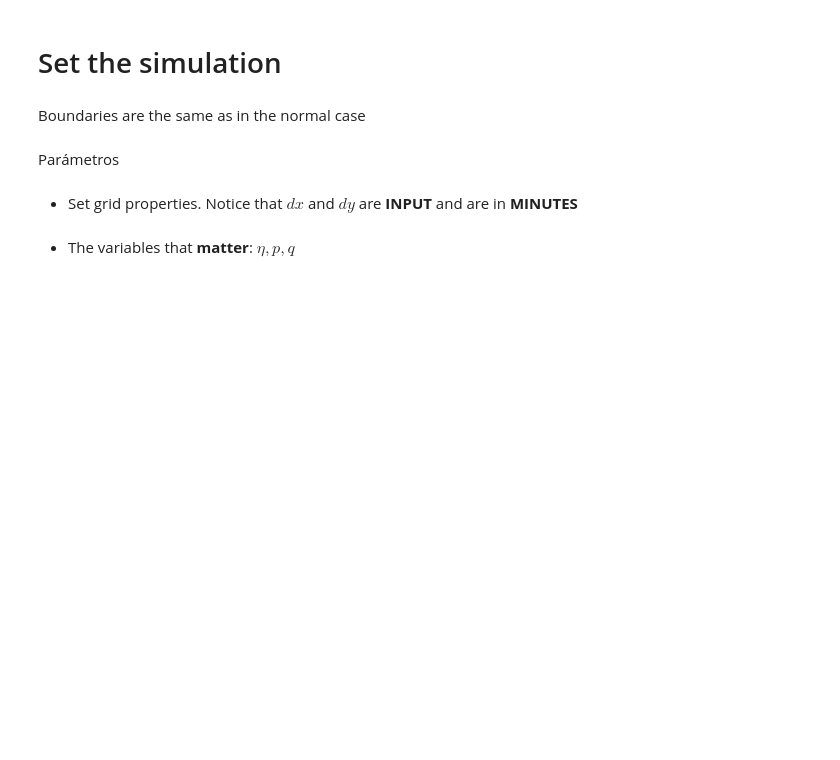
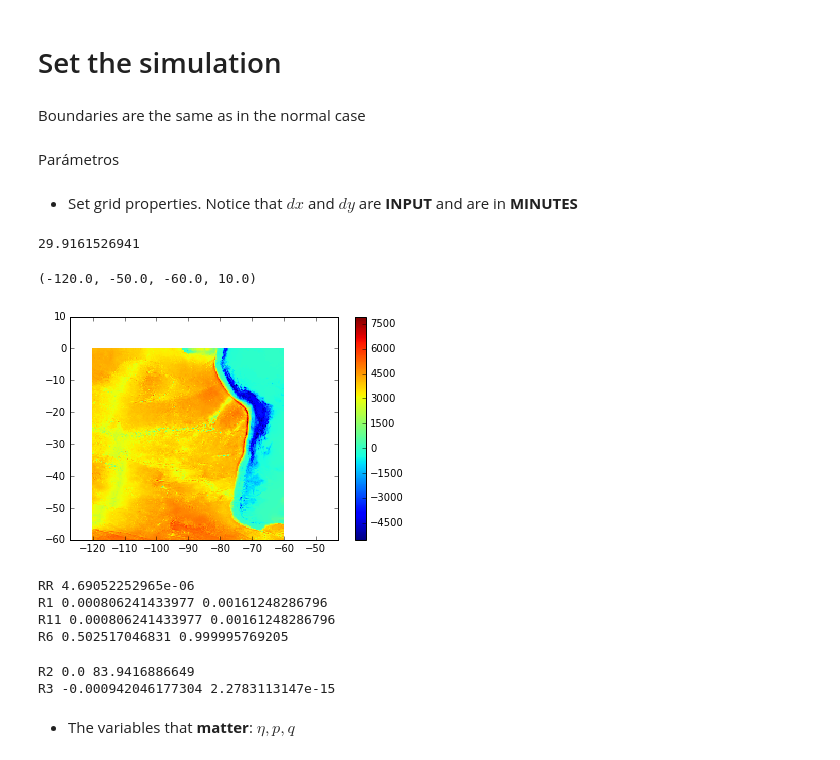
Before and after one commit to jgalazm/tsunamilab, a Jupyter notebook: ipynb/modelo_comcot_lineal2d_sinbordemovil_esfericas.ipynb, the cells around one changed output. Drawn from its saved outputs; the diff is of its cells as text; code cells hidden in the pictures; blank space fills up the shorter version.

```diff
--- a/ipynb/modelo_comcot_lineal2d_sinbordemovil_esfericas.ipynb
+++ b/ipynb/modelo_comcot_lineal2d_sinbordemovil_esfericas.ipynb
@@ -86,26 +287,57 @@ g = 9.81
 # %% [markdown]
 * Set grid properties. Notice that $dx$ and $dy$ are **INPUT** and are in **MINUTES**
 # %%
-x = topo2.x
-y = topo2.y
+x = topo2.x[::2]
+y = topo2.y[::2]
 xmesh, ymesh = np.meshgrid(x,y,indexing='ij')
 
 nx = x.shape[0]
 ny = y.shape[0]
-dx = np.diff(x)[0] #in minutes
-dy = np.diff(y)[0] #in minutes
-dt = 0.45*min(dx,dy)/np.sqrt(g*np.max(-topo2.Z))
+dx = np.diff(x)[0]*60 #in minutes
+dy = np.diff(y)[0]*60 #in minutes
+lat_max = max(abs(y[0]),abs(y[-1]))*rad_deg
+dx_real = R_earth*np.cos(lat_max)*dx*rad_min
+dy_real = R_earth*dy*rad_min
+dt = 0.45*min(dx_real,dy_real)/np.sqrt(g*np.max(-topo2.Z))
+print dt
+# %% [output]
+29.9161526941
+# %%
+h = -topo2.Z.T[::2,::2]
+L = x.max()-x.min()
+plt.pcolormesh(xmesh,ymesh,h)
+plt.colorbar()
+plt.axis('equal')
+# %% [output]
+(-120.0, -50.0, -60.0, 10.0)
+[figure, added]
 # %%
-h = -topo2.Z
 RR = dt/R_earth
-cosM = np.cos(ymesh*rad_deg)
+angM = ymesh*rad_deg
+cosM = np.cos(angM)
+sinM = np.sin(angM)
 R1 = RR/(cosM*dx*rad_min)
 R11 = RR/(cosM*dy*rad_min)
-R6 = np.cos(y+0.5*dy/60.0)
+R6 = np.cos((ymesh+0.5*dy/60.0)*rad_deg)
+print 'RR',RR
+print 'R1',R1.min(),R1.max()
+print 'R11', R11.min(),R11.max()
+print 'R6', R6.min(), R6.max()
+# %% [output]
+RR 4.69052252965e-06
+R1 0.000806241433977 0.00161248286796
+R11 0.000806241433977 0.00161248286796
+R6 0.502517046831 0.999995769205
 # %%
 RS = g*RR
 hp = h*1.0
 hp[0:-1,:] = 0.5*(h[0:-1,:]+h[1:,:])
-R2 = np.where(hp>0,RS/(cosM*dx*rad_min),0.0)
+R2 = np.where(hp>0,RS/(cosM*dx*rad_min)*hp,0.0)
 RT = 0.5*dt*cori_w
+R3 = RT*sinM
+print 'R2',R2.min(),R2.max()
+print 'R3',R3.min(),R3.max()
+# %% [output]
+R2 0.0 83.9416886649
+R3 -0.000942046177304 2.2783113147e-15
 # %%
```
Also changed, not shown: parts of 16 cells of this notebook, 2 other files.
